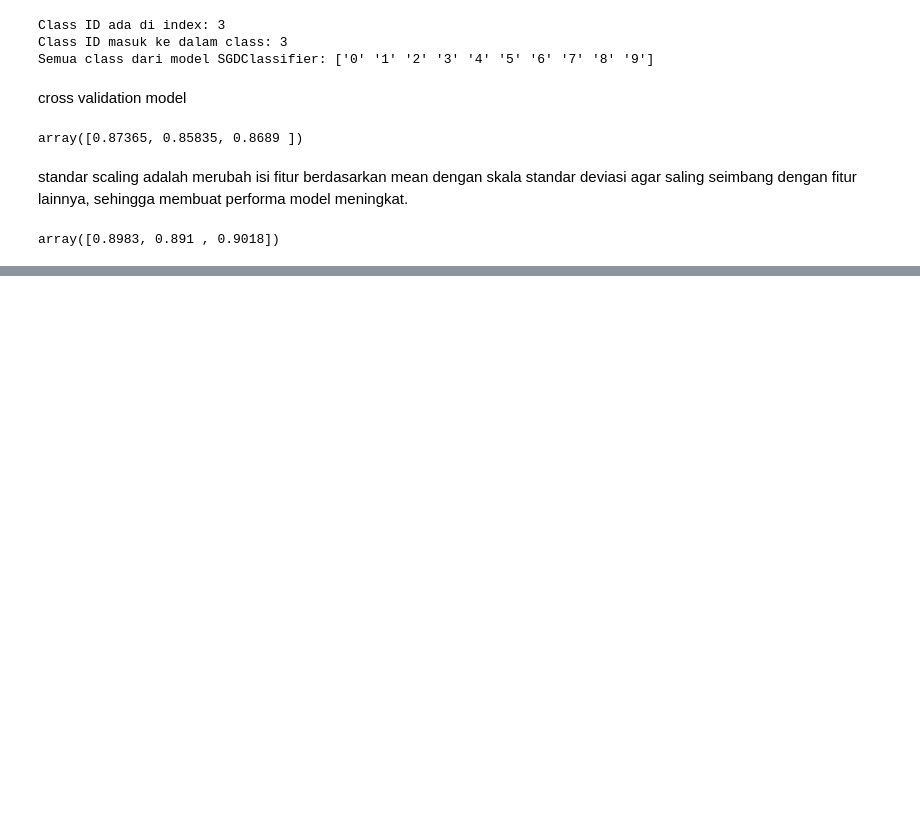
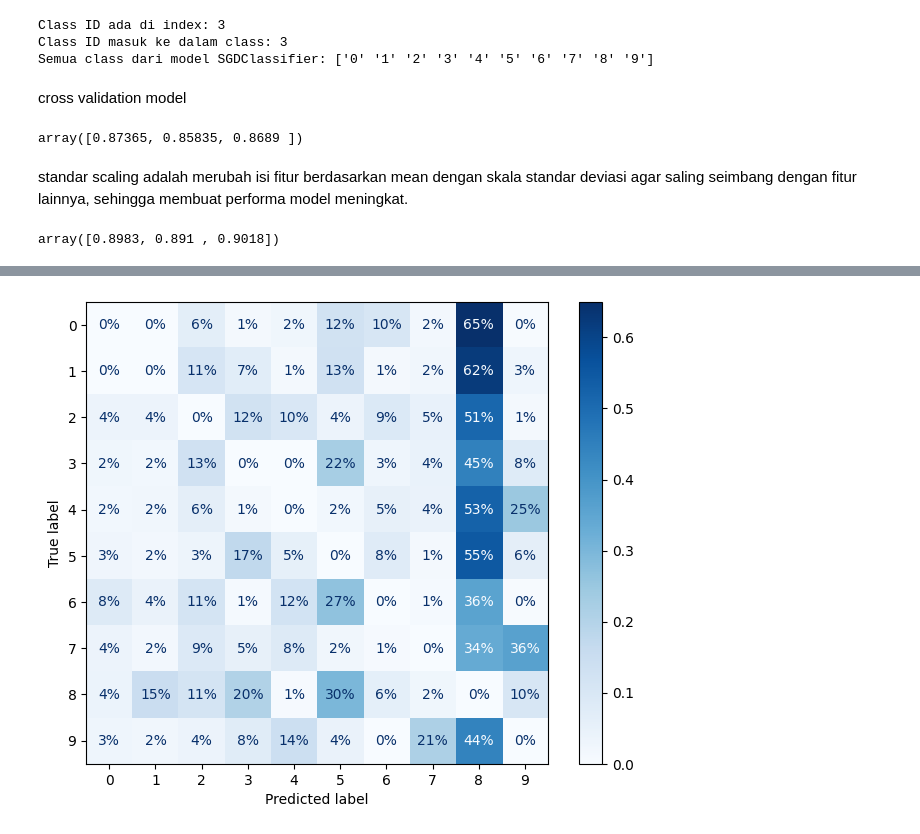
Before and after one commit to setyawanandrew74-pixel/MNIST_MODEL_2, a Jupyter notebook: notebooks/Explore_dataset_mnist.ipynb, the cells around one changed output, grey strips where cells are left out. Drawn from its saved outputs; the diff is of its cells as text; code cells hidden in the pictures; blank space fills up the shorter version.

```diff
--- a/notebooks/Explore_dataset_mnist.ipynb
+++ b/notebooks/Explore_dataset_mnist.ipynb
@@ -959,0 +1047,20 @@ array([0.8983, 0.891 , 0.9018])
+# %%
+#buat grafik yang hanya menampilkan kesalahan prediksi (misal, untuk melihat di kelas mana model sering salah) berdasarkan baris atau recall atau fakta
+
+sample_weight = (y_train_pred != y_train)
+
+fig, ax = plt.subplots(figsize=(8, 6))  # ukuran lebih besar supaya angka lega
+
+ConfusionMatrixDisplay.from_predictions(
+    y_train, y_train_pred,
+    ax=ax,
+    normalize='true',  # normalisasi sehingga setiap baris dijumlahkan menjadi 1
+    sample_weight=sample_weight,
+    values_format='0.0%',   # tampilkan angka bulat, bukan format ilmiah seperti 1.2e+03
+    cmap='Blues'
+)
+
+ax.grid(False)           # matikan grid, ini kunci utamanya
+plt.show()
+# %% [output]
+[figure, added]
```
Also changed, not shown: parts of 15 cells of this notebook.
